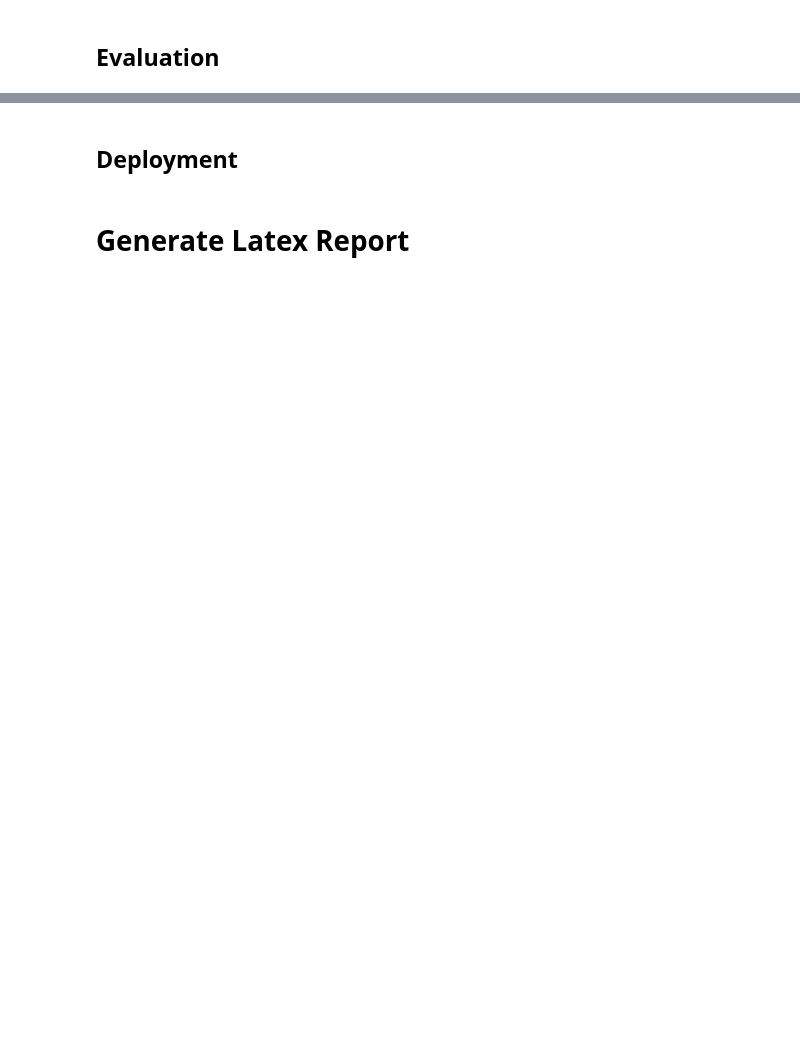
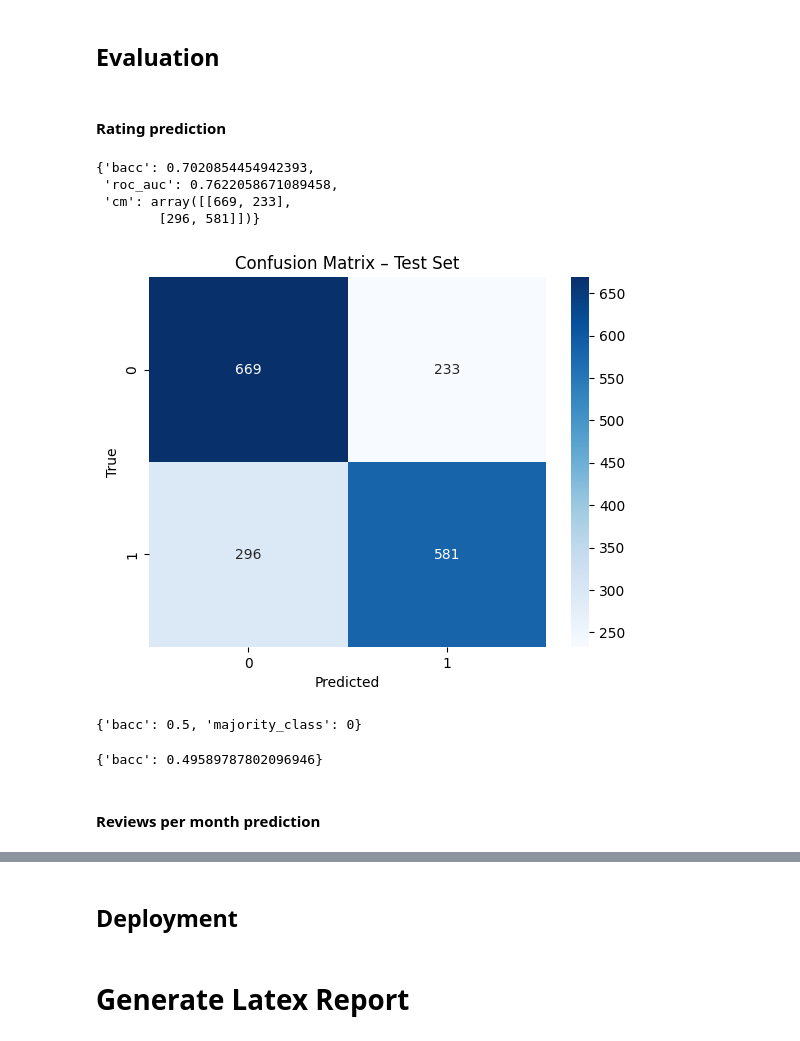
Before and after one commit to philippmoessner/tuwien_bi, a Jupyter notebook: Assignment3/notebook.ipynb, the cells around one changed output, grey strips where cells are left out. Cells and saved outputs as stored; diff of their text form; code cells hidden in the pictures; blank space fills up the shorter version.

```diff
--- a/Assignment3/notebook.ipynb
+++ b/Assignment3/notebook.ipynb
@@ -1754,7 +1754,7 @@ def handle_outliers(df: pd.DataFrame) -> pd.DataFrame:
     return data
 
 start_time_td = now()
-handle_outliers(data)
+prepared_data = handle_outliers(data)
 end_time_td = now()
 
 #############################################
@@ -1829,10 +1829,10 @@ def handle_categorical_data(df: pd.DataFrame) -> pd.DataFrame:
         drop_first=False
     )
 
-    return data
+    return data_encoded
 
 start_time_td = now()
-handle_categorical_data(data)
+prepared_data = handle_categorical_data(prepared_data)
 end_time_td = now()
 
 #############################################
@@ -1938,7 +1938,7 @@ def handle_data_conversion(df: pd.DataFrame) -> pd.DataFrame:
     return data
 
 start_time_td = now()
-handle_data_conversion(data)
+prepared_data = handle_data_conversion(prepared_data)
 end_time_td = now()
 
 #############################################
@@ -1996,0 +2520,19 @@ engine.insert(prepared_data_triples, prefixes=prefixes)
+# %%
+y_train = (y_train >= 4.8).astype(int)
+y_test = (y_test >= 4.8).astype(int)
+
+print(y_train[y_train == 1].count())
+print(y_train[y_train == 0].count())
+
+task_rat = ":task_rating_ge_48"
+log_split(
+    task_node=task_rat,
+    target_name="review_scores_rating >= 4.8 (binary)",
+    n_train=len(X_train),
+    n_test=len(X_test),
+    split_comment="""
+We split the dataset into 80/20 train/test with random_state=42.
+Hyperparameter tuning uses 5-fold CV on the training set.
+For the binary target (top-rating) we don't have to consider stratification since both classes are already almost equal in size.
+"""
+)
@@ -1998,0 +2795,2 @@ engine.insert(prepared_data_triples, prefixes=prefixes)
+# %% [markdown]
+#### Rating prediction
@@ -1998,0 +2885,22 @@ engine.insert(prepared_data_triples, prefixes=prefixes)
+# %%
+clf_metrics
+# %% [output]
+{'bacc': 0.7020854454942393,
+ 'roc_auc': 0.7622058671089458,
+ 'cm': array([[669, 233],
+        [296, 581]])}
+# %%
+import seaborn as sns
+import matplotlib.pyplot as plt
+from sklearn.metrics import confusion_matrix
+
+y_pred = log_reg_grid.best_estimator_.predict(X_test)
+cm = confusion_matrix(y_test, y_pred)
+cm
+sns.heatmap(cm, annot=True, fmt="d", cmap="Blues")
+plt.xlabel("Predicted")
+plt.ylabel("True")
+plt.title("Confusion Matrix – Test Set")
+plt.show()
+# %% [output]
+[figure, added]
@@ -1998,0 +2967,10 @@ engine.insert(prepared_data_triples, prefixes=prefixes)
+# %%
+clf_base_maj
+# %% [output]
+{'bacc': 0.5, 'majority_class': 0}
+# %%
+clf_base_rnd
+# %% [output]
+{'bacc': 0.49589787802096946}
+# %% [markdown]
+#### Reviews per month prediction
```
Also changed, not shown: parts of 27 cells of this notebook.
